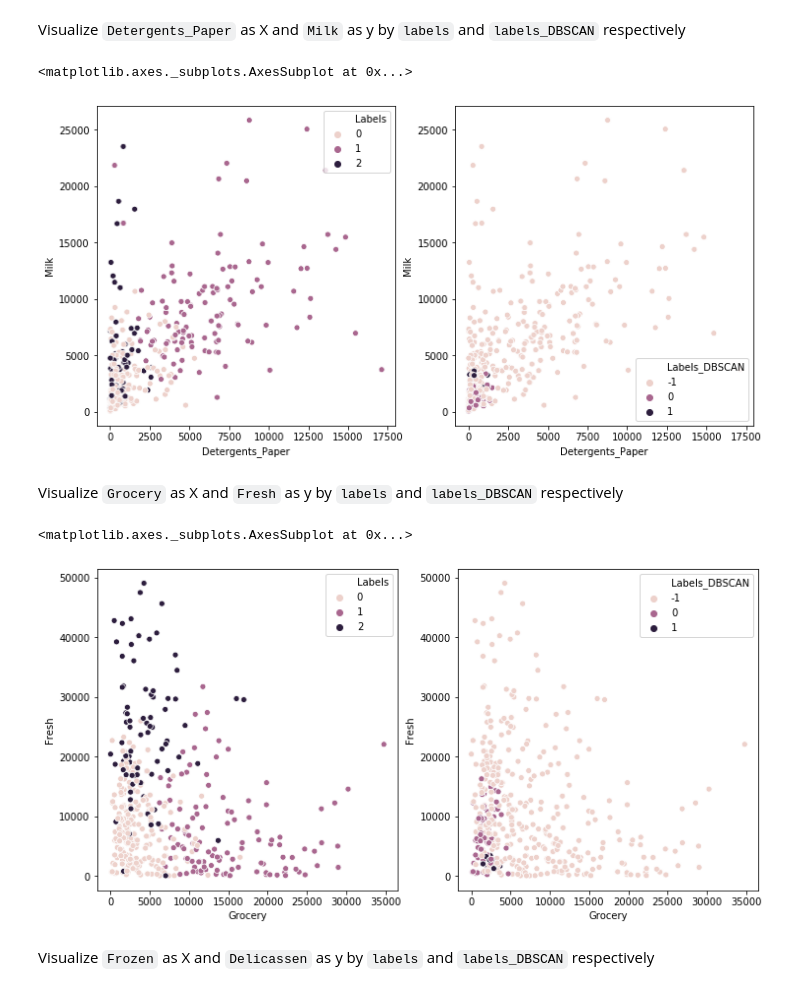
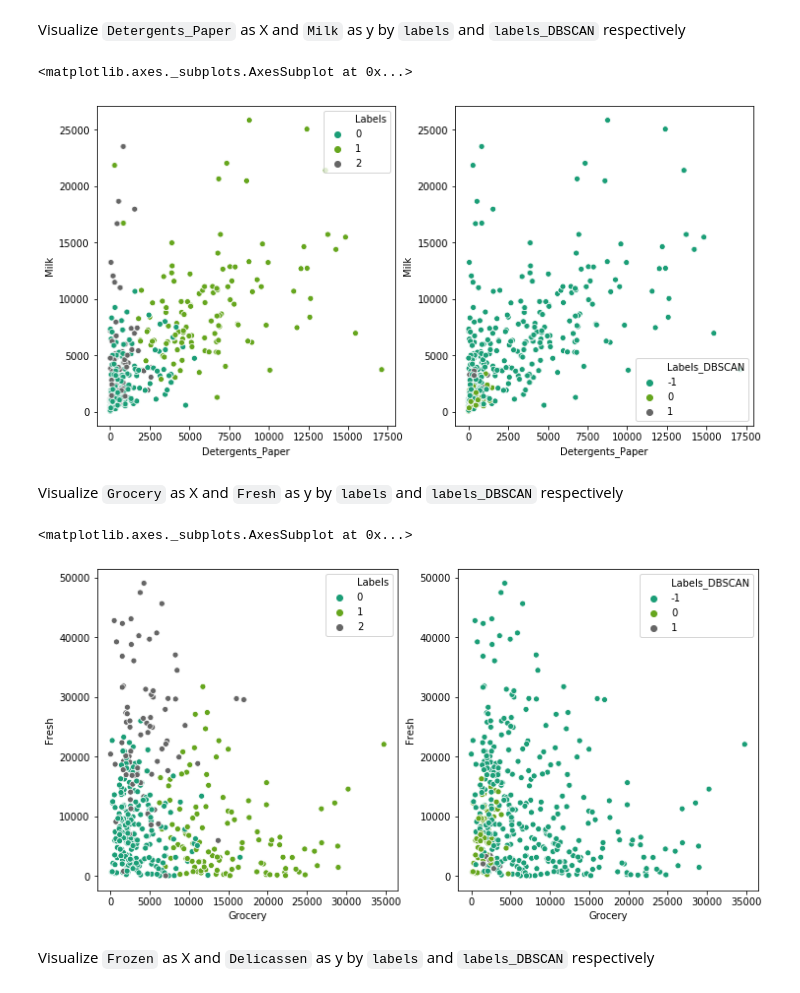
Before and after one commit to ta-data-lis/lab-unsupervised-learning, a Jupyter notebook: your-code/main.ipynb, the cells around one changed output. Cells and saved outputs as stored; diff of their text form; code cells hidden in the pictures.

```diff
--- a/your-code/main.ipynb
+++ b/your-code/main.ipynb
@@ -312,30 +312,28 @@ Columns to visualize:
 * `Frozen` as X and `Delicassen` as y
 # %% [markdown]
 Visualize `Detergents_Paper` as X and `Milk` as y by `labels` and `labels_DBSCAN` respectively
-# %%
-sns.set_palette("bright")
 # %%
 # Your code here:
 fig, ax = plt.subplots(1, 2, figsize=(12, 6))
 plt.sca(ax[0])
-sns.scatterplot(x="Detergents_Paper", y="Milk", hue="Labels", data = customers_clean)
+sns.scatterplot(x="Detergents_Paper", y="Milk", hue="Labels", data = customers_clean, palette="Dark2")
 plt.sca(ax[1])
-sns.scatterplot(x="Detergents_Paper", y="Milk", hue="Labels_DBSCAN", data = customers_clean)
+sns.scatterplot(x="Detergents_Paper", y="Milk", hue="Labels_DBSCAN", data = customers_clean,palette="Dark2")
 # %% [output]
 <matplotlib.axes._subplots.AxesSubplot at 0x...>
-[figure, old version]
+[figure, new version]
 # %% [markdown]
 Visualize `Grocery` as X and `Fresh` as y by `labels` and `labels_DBSCAN` respectively
 # %%
 # Your code here:
 fig, ax = plt.subplots(1, 2, figsize=(12, 6))
 plt.sca(ax[0])
-sns.scatterplot(x="Grocery", y="Fresh", hue="Labels", data = customers_clean)
+sns.scatterplot(x="Grocery", y="Fresh", hue="Labels", data = customers_clean,palette="Dark2")
 plt.sca(ax[1])
-sns.scatterplot(x="Grocery", y="Fresh", hue="Labels_DBSCAN", data = customers_clean)
+sns.scatterplot(x="Grocery", y="Fresh", hue="Labels_DBSCAN", data = customers_clean,palette="Dark2")
 # %% [output]
 <matplotlib.axes._subplots.AxesSubplot at 0x...>
-[figure, old version]
+[figure, new version]
 # %% [markdown]
 Visualize `Frozen` as X and `Delicassen` as y by `labels` and `labels_DBSCAN` respectively
 # %%
```
Also changed, not shown: parts of 10 cells of this notebook.
